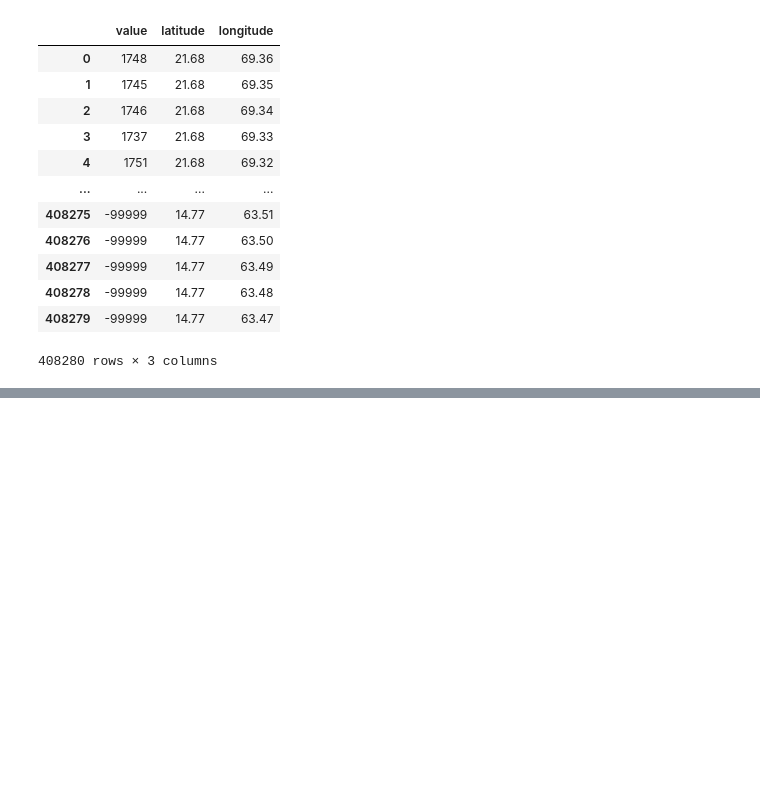
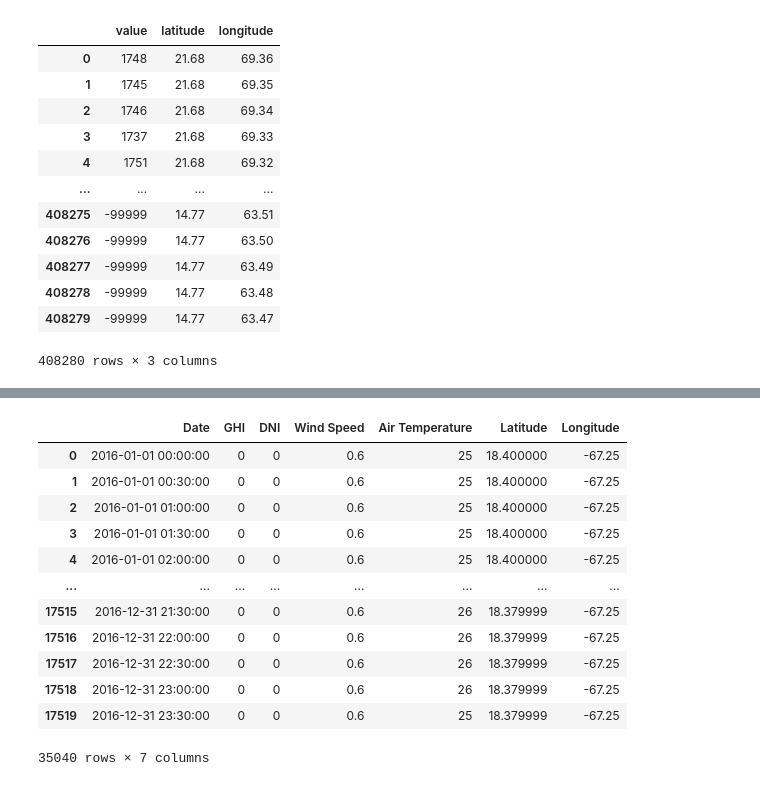
Before and after one commit to NataliaLopez17/Dr.-Harmsen-Solar-Data-Project, a Jupyter notebook: Testing Notebook/Data Parsing.ipynb, the cells around one changed output, grey strips where cells are left out. Cells and saved outputs as stored; diff of their text form; code cells hidden in the pictures; blank space fills up the shorter version.

```diff
--- a/Testing Notebook/Data Parsing.ipynb
+++ b/Testing Notebook/Data Parsing.ipynb
@@ -12,0 +16,4 @@ desired_output = pd.read_csv("../Solar Data/INSOLRICO.2021302.csv", delim_whites
+# %%
+
+display_file3 = pd.read_csv("../Solar Data/02220c7425e608d72fceb5de4f3da6eb/02220c7425e608d72fceb5de4f3da6eb/25_18.38_-67.25_2016.csv", header=[2],parse_dates={'Date':[0,1,2,3,4]},date_parser=custom_date_parser)
+display_file4 = pd.read_csv("../Solar Data/02220c7425e608d72fceb5de4f3da6eb/02220c7425e608d72fceb5de4f3da6eb/25_18.38_-67.25_2016.csv", nrows=1)
@@ -108,0 +167,2 @@ RangeIndex(start=0, stop=17522, step=1)
+# %%
+display_file3 = display_file3.groupby(pd.Grouper(key="Date", freq='1D')).mean()
@@ -108,0 +188,20 @@ RangeIndex(start=0, stop=17522, step=1)
+# %%
+display_file3["Latitude"] = display_file4.Latitude[0]
+display_file3["Longitude"] = display_file4.Longitude[0]
+# %%
+test_df = pd.concat([display_file,display_file3])
+test_df
+# %% [output]
+|  | Date | GHI | DNI | Wind Speed | Air Temperature | Latitude | Longitude |
+| 0 | 2016-01-01 00:00:00 | 0 | 0 | 0.6 | 25 | 18.400000 | -67.25 |
+| 1 | 2016-01-01 00:30:00 | 0 | 0 | 0.6 | 25 | 18.400000 | -67.25 |
+| 2 | 2016-01-01 01:00:00 | 0 | 0 | 0.6 | 25 | 18.400000 | -67.25 |
+| 3 | 2016-01-01 01:30:00 | 0 | 0 | 0.6 | 25 | 18.400000 | -67.25 |
+| 4 | 2016-01-01 02:00:00 | 0 | 0 | 0.6 | 25 | 18.400000 | -67.25 |
+| ... | ... | ... | ... | ... | ... | ... | ... |
+| 17515 | 2016-12-31 21:30:00 | 0 | 0 | 0.6 | 26 | 18.379999 | -67.25 |
+| 17516 | 2016-12-31 22:00:00 | 0 | 0 | 0.6 | 26 | 18.379999 | -67.25 |
+| 17517 | 2016-12-31 22:30:00 | 0 | 0 | 0.6 | 26 | 18.379999 | -67.25 |
+| 17518 | 2016-12-31 23:00:00 | 0 | 0 | 0.6 | 26 | 18.379999 | -67.25 |
+| 17519 | 2016-12-31 23:30:00 | 0 | 0 | 0.6 | 25 | 18.379999 | -67.25 |
+35040 rows × 7 columns
```
Also changed, not shown: parts of 14 cells of this notebook.
